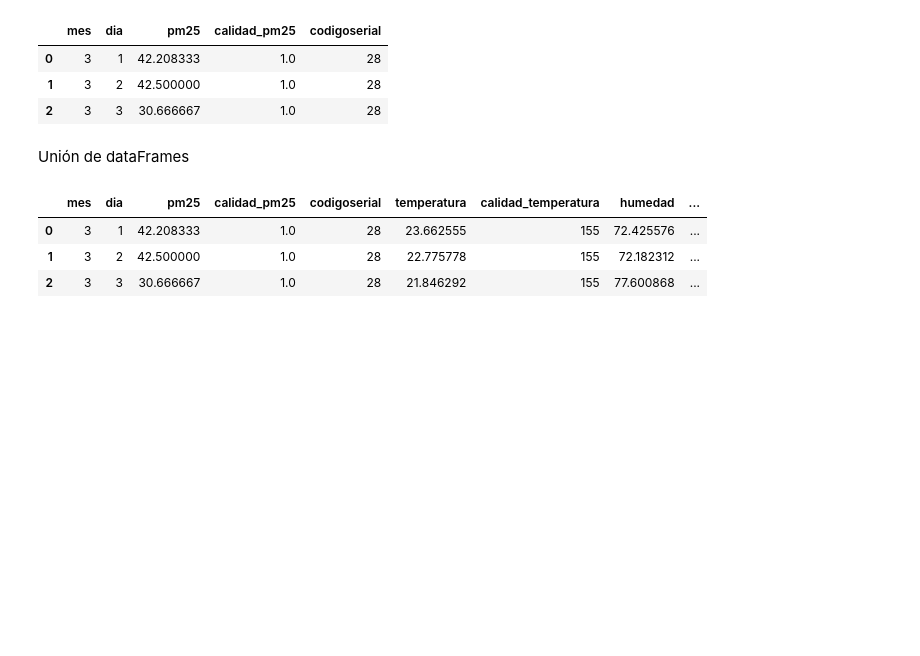
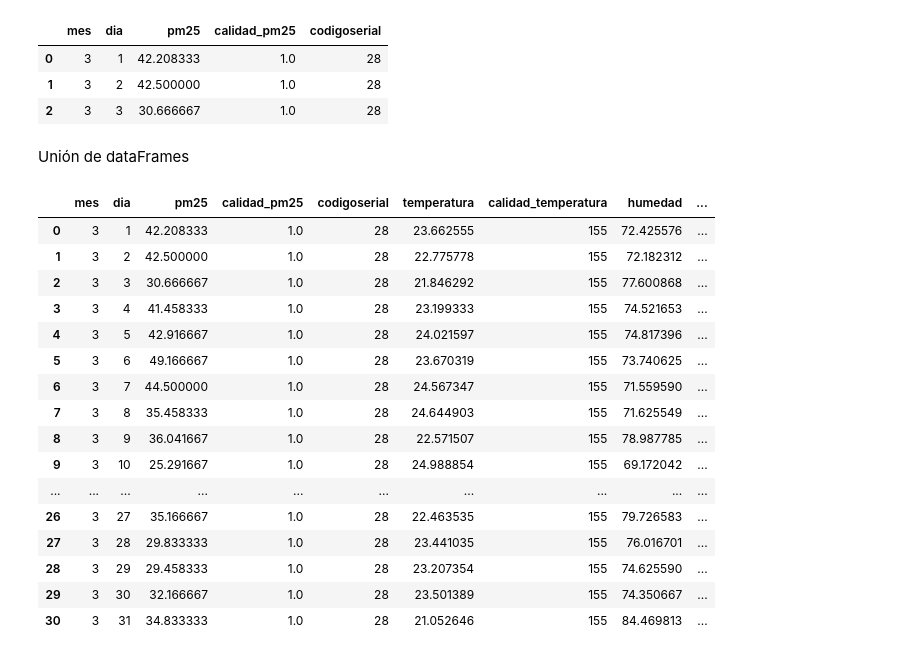
Before and after one commit to kennethLeonel/Monografia-calidad-del-aire-valle-de-aburra, a Jupyter notebook: Proyecto_dataset.ipynb, the cells around one changed output. Cells and saved outputs as stored; diff of their text form; code cells hidden in the pictures; blank space fills up the shorter version.

```diff
--- a/Proyecto_dataset.ipynb
+++ b/Proyecto_dataset.ipynb
@@ -107,6 +107,8 @@ def cambiarNombre(data,nombre ,nombreNuevo):
 temp_ita = cambiarNombre(temp_ita,'calidad', 'calidad_temperatura')
 humedad_ita = cambiarNombre(humedad_ita,'calidad', 'calidad_humedad')
 presion_ita = cambiarNombre(presion_ita,'calidad', 'calidad_presion')
+vientos_ita = cambiarNombre(vientos_ita,'calidad', 'calidad_viento')
+precipitacion_ita = cambiarNombre(precipitacion_ita,'calidad', 'calidad_precipitacion')
 # %% [markdown]
 Filtrar el dataframe calidad aire para tomar las columnas objetivo del proyecto
 # %%
@@ -186,14 +204,14 @@ def sacarPromedio(data,nombreColumna,calidad,revision):
     # registroPromedio = data.groupby(['mes','dia'])[['Temperatura']].reset_index()
 
 
-    if (revision ==True):
+    if (revision ==1):
         registroPromedio = dataNuevo.groupby(['mes','dia']).agg({
             f'{nombreColumna}':'mean',
             f'{calidad}':lambda x: stats.mode(x)[0][0]
 
         }).reset_index()
         return registroPromedio
-    else:
+    elif(revision ==2):
         registroPromedio = dataNuevo.groupby(['mes','dia']).agg({
             f'{nombreColumna}':'mean',
             f'{calidad}':lambda x: stats.mode(x)[0][0],
@@ -201,12 +219,23 @@ def sacarPromedio(data,nombreColumna,calidad,revision):
 
         }).reset_index()
         return registroPromedio
+    elif(revision == 3):
+        registroPromedio = dataNuevo.groupby(['mes','dia']).agg({
+            f'{nombreColumna}':'mean',
+            f'{calidad}':lambda x: stats.mode(x)[0][0],
+            'velocidad_max':'mean',
+            'direccion_prom':'mean',
+            'direccion_max':'mean'
+
+
+
+        }).reset_index()
+        return registroPromedio
 # %%
-temperaturaItaguiPromedio = sacarPromedio(temp_ita, 'temperatura', 'calidad_temperatura',True)
-humedadItaguiPromedio = sacarPromedio(humedad_ita, 'humedad','calidad_humedad',True)
-presionItaguiPromedio = sacarPromedio(presion_ita, 'presion','calidad_presion',True)
-
-#vientosItaguiPromedio = sacarPromedio(vientos_ita) #Toca revisar este
-#precipitacionItaguiPromedio = sacarPromedio(precipitacion_ita) toca revisar
+temperaturaItaguiPromedio = sacarPromedio(temp_ita, 'temperatura', 'calidad_temperatura',1)
+humedadItaguiPromedio = sacarPromedio(humedad_ita, 'humedad','calidad_humedad',1)
+presionItaguiPromedio = sacarPromedio(presion_ita, 'presion','calidad_presion',1)
+precipitacionItaguiPromedio = sacarPromedio(precipitacion_ita, 'p1','calidad_precipitacion',1)
+vientosItaguiPromedio = sacarPromedio(vientos_ita,'velocidad_prom','calidad_viento',3) #Toca revisar bien este datframe
 # %% [markdown]
 Al dataframe dataCalidadFiltrada se necesita sacar el promedio por dia para después concatanar las demas variables con el dataframe
@@ -220,5 +242,5 @@ temperaturaItaguiPromedio.iloc[:3]
 # %%
-calidadAireItagui = sacarPromedio(dataCalidadFiltradaItagui, 'pm25', 'calidad_pm25',False)
+calidadAireItagui = sacarPromedio(dataCalidadFiltradaItagui, 'pm25', 'calidad_pm25',2)
 calidadAireItagui.iloc[:3]
 # %% [output]
 |  | mes | dia | pm25 | calidad_pm25 | codigoserial |
@@ -230,20 +252,35 @@ Unión de dataFrames
 # %%
 #Unir los datframes
 def unirDatos(data1, data2):
     """"
     Función para unir dos dataframes
     In[0]: dataset1, dataset2
     Out[0]: dataset unido
     """
     return pd.merge(data1,data2,on=['mes','dia'],how='inner')
 
 calidadAireItaguiUnido = unirDatos(calidadAireItagui,temperaturaItaguiPromedio)
 calidadAireItaguiUnido = unirDatos(calidadAireItaguiUnido,humedadItaguiPromedio)
 calidadAireItaguiUnido = unirDatos(calidadAireItaguiUnido,presionItaguiPromedio)
+calidadAireItaguiUnido = unirDatos(calidadAireItaguiUnido,precipitacionItaguiPromedio)
+calidadAireItaguiUnido = unirDatos(calidadAireItaguiUnido,vientosItaguiPromedio)
 
-calidadAireItaguiUnido.iloc[:3]
+calidadAireItaguiUnido
 # %% [output]
 |  | mes | dia | pm25 | calidad_pm25 | codigoserial | temperatura | calidad_temperatura | humedad | ... |
 | 0 | 3 | 1 | 42.208333 | 1.0 | 28 | 23.662555 | 155 | 72.425576 | ... |
 | 1 | 3 | 2 | 42.500000 | 1.0 | 28 | 22.775778 | 155 | 72.182312 | ... |
 | 2 | 3 | 3 | 30.666667 | 1.0 | 28 | 21.846292 | 155 | 77.600868 | ... |
+| 3 | 3 | 4 | 41.458333 | 1.0 | 28 | 23.199333 | 155 | 74.521653 | ... |
+| 4 | 3 | 5 | 42.916667 | 1.0 | 28 | 24.021597 | 155 | 74.817396 | ... |
+| 5 | 3 | 6 | 49.166667 | 1.0 | 28 | 23.670319 | 155 | 73.740625 | ... |
+| 6 | 3 | 7 | 44.500000 | 1.0 | 28 | 24.567347 | 155 | 71.559590 | ... |
+| 7 | 3 | 8 | 35.458333 | 1.0 | 28 | 24.644903 | 155 | 71.625549 | ... |
+| 8 | 3 | 9 | 36.041667 | 1.0 | 28 | 22.571507 | 155 | 78.987785 | ... |
+| 9 | 3 | 10 | 25.291667 | 1.0 | 28 | 24.988854 | 155 | 69.172042 | ... |
+| ... | ... | ... | ... | ... | ... | ... | ... | ... | ... |
+| 26 | 3 | 27 | 35.166667 | 1.0 | 28 | 22.463535 | 155 | 79.726583 | ... |
+| 27 | 3 | 28 | 29.833333 | 1.0 | 28 | 23.441035 | 155 | 76.016701 | ... |
+| 28 | 3 | 29 | 29.458333 | 1.0 | 28 | 23.207354 | 155 | 74.625590 | ... |
+| 29 | 3 | 30 | 32.166667 | 1.0 | 28 | 23.501389 | 155 | 74.350667 | ... |
+| 30 | 3 | 31 | 34.833333 | 1.0 | 28 | 21.052646 | 155 | 84.469813 | ... |
```
Also changed, not shown: parts of 2 cells of this notebook.
